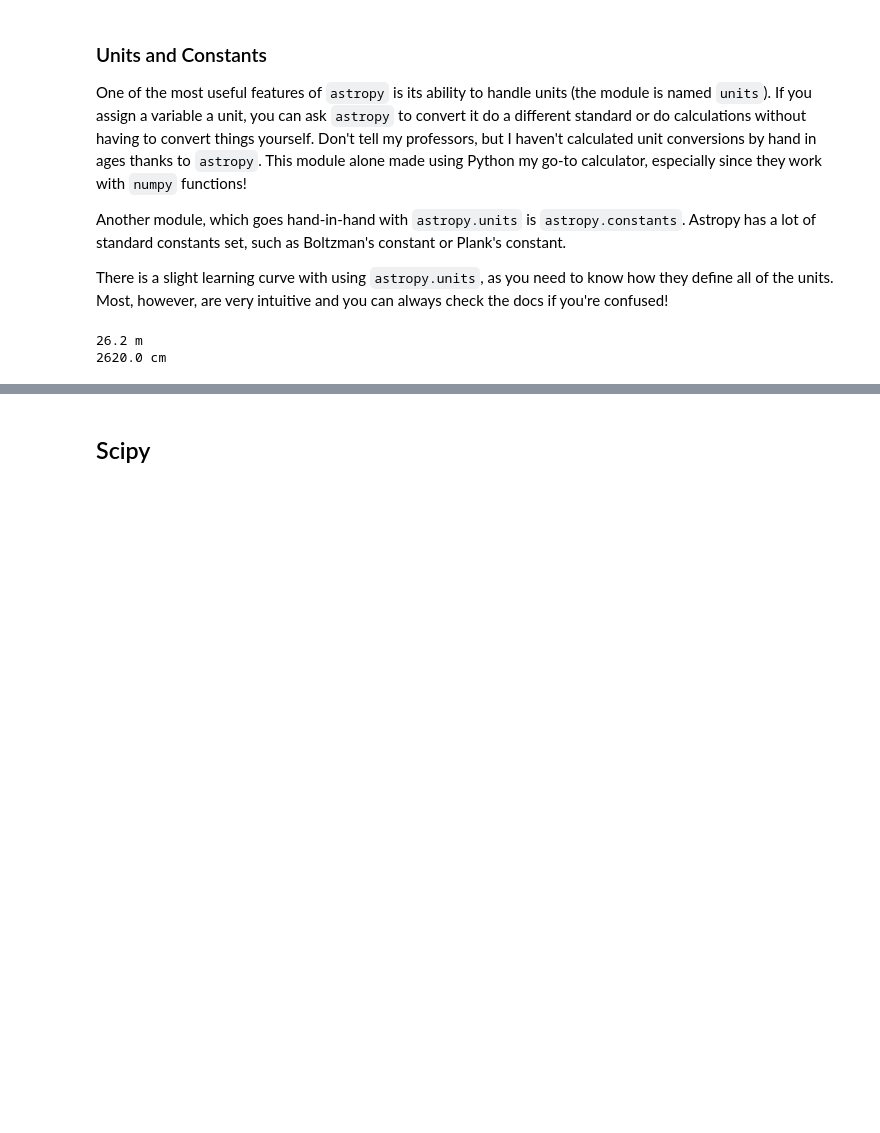
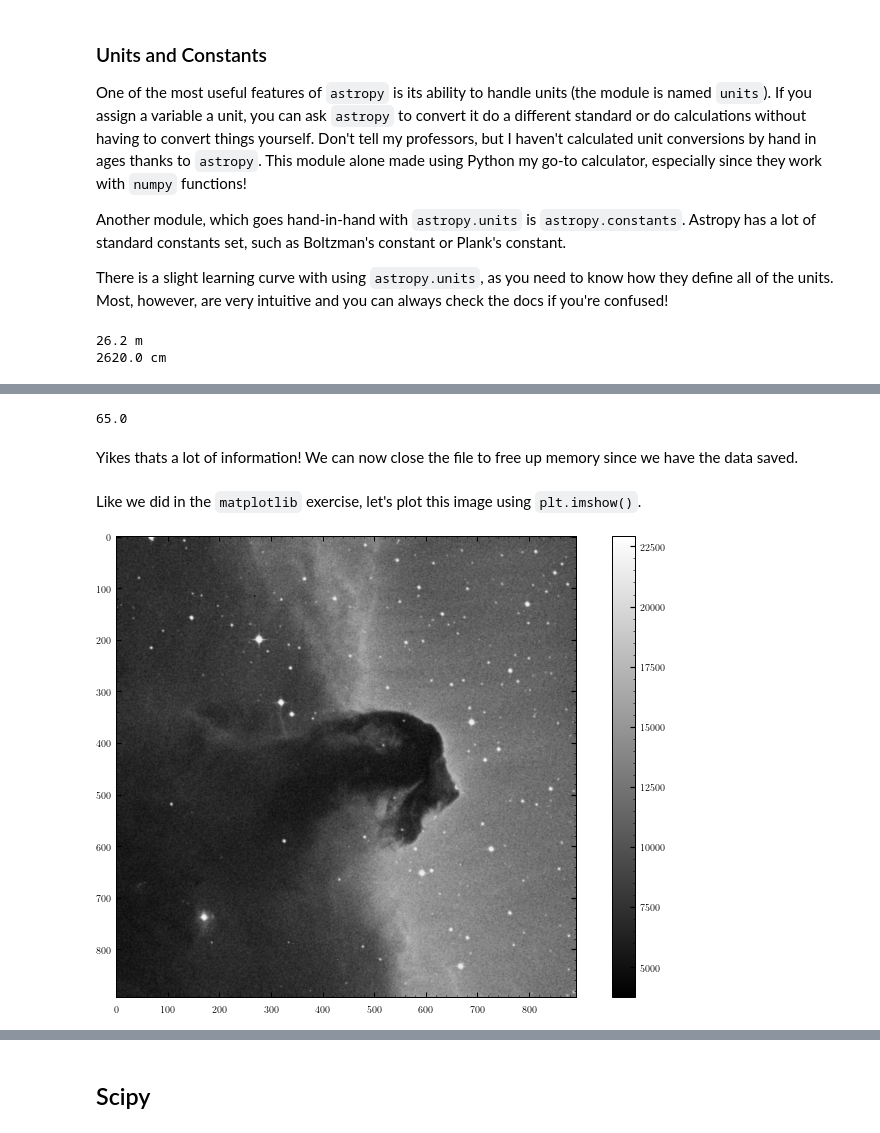
Before and after one commit to Shockblack/Python_Bootcamp, a Jupyter notebook: code/Session02/exercise03.ipynb, the cells around one changed output, grey strips where cells are left out. Saved outputs shown, nothing was run; the diff lists cells and outputs as text; code cells hidden in the pictures; blank space fills up the shorter version.

Commit message:
Added numpy and astropy sections

```diff
--- a/code/Session02/exercise03.ipynb
+++ b/code/Session02/exercise03.ipynb
@@ -129,0 +178,12 @@ print(length.to(u.cm))
+# %%
+from astropy.io import fits
+
+# Let's read in a sample data file from astropy
+from astropy.utils.data import download_file
+image_file = download_file('http://data.astropy.org/tutorials/FITS-images/HorseHead.fits', cache=True)
+
+# Open the file with fits.open()
+hdu_list = fits.open(image_file)
+
+# Structure of the file
+hdu_list.info()
@@ -129,0 +197,9 @@ print(length.to(u.cm))
+# %%
+# Get the data
+data = hdu_list[0].data
+
+# You can also do it this way if you don't want header information
+data = fits.getdata(image_file)
+
+# Access the header, which has metadata
+header = hdu_list[0].header
@@ -129,0 +228,7 @@ print(length.to(u.cm))
+# %%
+# Exposure time in minutes
+header['EXPOSURE']
+# %% [output]
+65.0
+# %% [markdown]
+Yikes thats a lot of information! We can now close the file to free up memory since we have the data saved.
@@ -129,0 +238,9 @@ print(length.to(u.cm))
+# %% [markdown]
+Like we did in the `matplotlib` exercise, let's plot this image using `plt.imshow()`.
+# %%
+# Plot the image with imshow
+plt.imshow(data, cmap='gray')
+plt.colorbar()
+plt.show()
+# %% [output]
+[figure, added]
```
Also changed, not shown: parts of 22 cells of this notebook.
